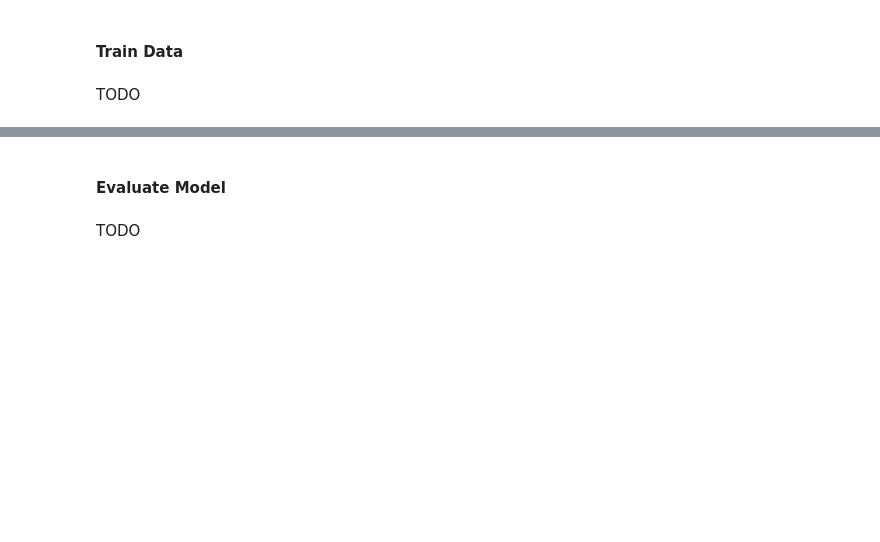
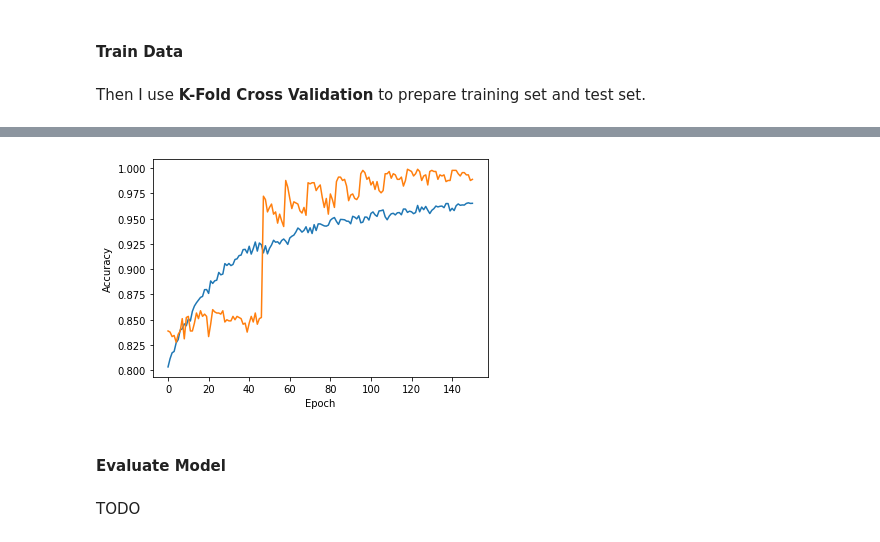
Before and after one commit to mikemikezhu/facial-expression-recognition, a Jupyter notebook: best_actor.ipynb, the cells around one changed output, grey strips where cells are left out. Drawn from its saved outputs; the diff is of its cells as text; code cells hidden in the pictures; blank space fills up the shorter version.

Commit message:
Update the logic to train the data model
Use K-Fold Cross Validation to prepare training set and test set

[CV-FinalProject-ML]

```diff
--- a/best_actor.ipynb
+++ b/best_actor.ipynb
@@ -288,8 +292,8 @@ CONV_FILTERS_STEPS = 32
 MIN_CONV_LAYERS = 1
 MAX_CONV_LAYERS = 2
 
-HYPERPARAMETER_EPOCHS = 30
-MAX_EPOCHS = 30
+HYPERPARAMETER_EPOCHS = 6
+MAX_EPOCHS = 6
 OBJECTIVE_VAL_ACCURACY = 'val_accuracy'
 PROJECT_NAME = 'BestActor'
 
@@ -311,7 +315,7 @@ tuner_model = TunerHyperModel(INPUT_SHAPE, OUTPUT_FILTERS,
 # Create using hyper band
 tuner = Hyperband(tuner_model,
                   objective=OBJECTIVE_VAL_ACCURACY,
-                  max_epochs=MAX_EPOCHS,
+                  max_epochs=HYPERPARAMETER_EPOCHS,
                   directory=OUTPUT_DIR,
                   project_name=PROJECT_NAME)
 
@@ -321,6 +325,7 @@ tuner.search_space_summary()
 # Fine tune hyperparameter
 tuner.search(x=hp_x_train,
              y=hp_y_train,
-             epochs=HYPERPARAMETER_EPOCHS,
+             epochs=MAX_EPOCHS,
+             verbose=0,
              validation_data=(hp_x_test, hp_y_test),
-             callbacks=[EarlyStopping(patience=1)])
+             callbacks=[EarlyStopping(patience=3)]) # Early stopping strategy
@@ -362,5 +383,64 @@ Non-trainable params: 0
 _________________________________________________________________
 # %% [markdown]
 #### **Train Data**
-# %% [markdown]
-TODO
+# %% [markdown]
+Then I use **K-Fold Cross Validation** to prepare training set and test set.
+# %%
+from sklearn.model_selection import StratifiedKFold
+
+# Constants
+K_FOLD_SPLIT = 10 # Split to 10 folds for cross validation
+BATCH_SIZE = 100
+EPOCHS = 100
+
+# Define Stratigied K-Fold with split
+kfold = StratifiedKFold(n_splits=K_FOLD_SPLIT)
+
+trial_num = 0
+x_train = x_train / 255.0
+x_train = x_train.reshape(len(x_train), 48, 48, 1)
+
+accuracy_history = []
+val_accuracy_history = []
+
+for train_indices, test_indices in kfold.split(x_train, y_train):
+
+    # Prepare training set and test set
+    kfold_x_train = x_train[train_indices]
+    kfold_y_train = y_train[train_indices]
+    kfold_x_test = x_train[test_indices]
+    kfold_y_test = y_train[test_indices]
+
+    # Train data
+    history = model.fit(kfold_x_train,
+                        kfold_y_train,
+                        batch_size=BATCH_SIZE,
+                        epochs=EPOCHS,
+                        verbose=0,
+                        validation_data = (kfold_x_test, kfold_y_test),
+                        callbacks=[EarlyStopping(patience=10)]) # Early stopping strategy
+
+    # Calculate accuracy history
+    current_accuracy = history.history['accuracy']
+    for accuracy in current_accuracy:
+        accuracy_history.append(accuracy)
+
+    current_val_accuracy = history.history['val_accuracy']
+    for val_accuracy in current_val_accuracy:
+        val_accuracy_history.append(val_accuracy)
+
+    # Find the best score
+    best_accuracy = max(current_accuracy)
+    best_val_accuracy = max(current_val_accuracy)
+
+    # Show some logs
+    trial_num += 1
+    print('K-Fold Trial: {}, Best accuracy: {}, Best validation accuracy: {}'.format(trial_num, best_accuracy, best_val_accuracy))
+
+# Show diagram
+plt.plot(accuracy_history, label='accuracy')
+plt.plot(val_accuracy_history, label='val_accuracy')
+plt.xlabel('Epoch')
+plt.ylabel('Accuracy')
+plt.show()
+# %% [output]
@@ -367,3 +457,4 @@ TODO
+[figure, added]
 # %% [markdown]
 #### **Evaluate Model**
 # %% [markdown]
```
Also changed, not shown: parts of 7 cells of this notebook.
